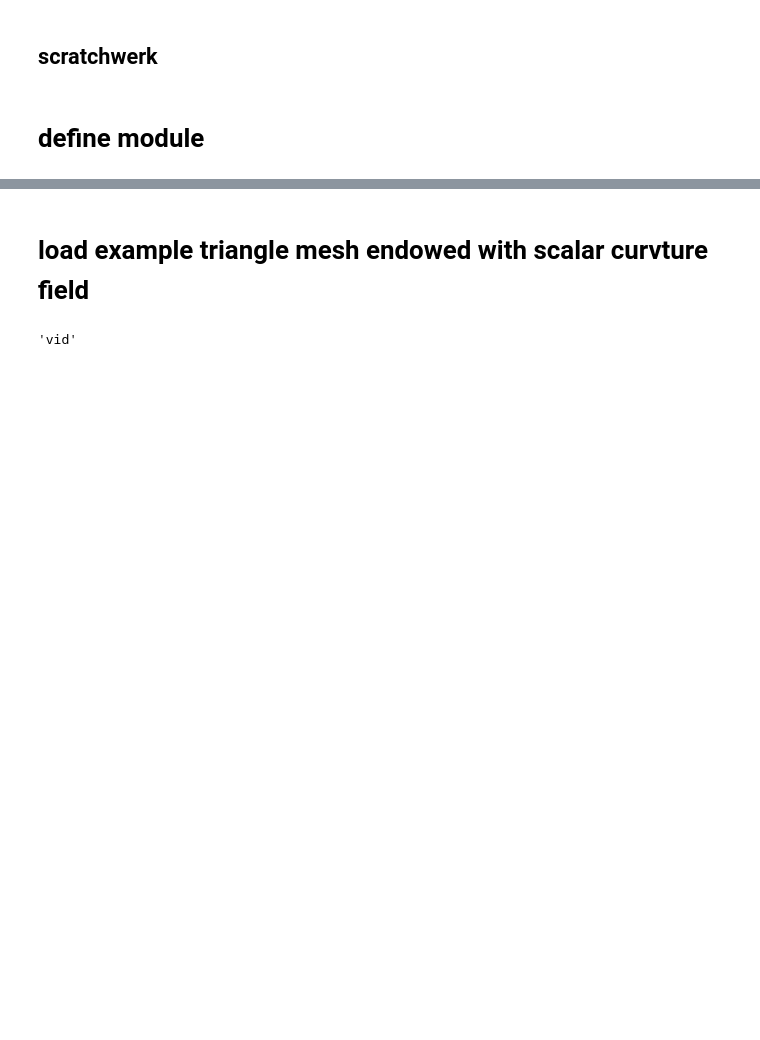
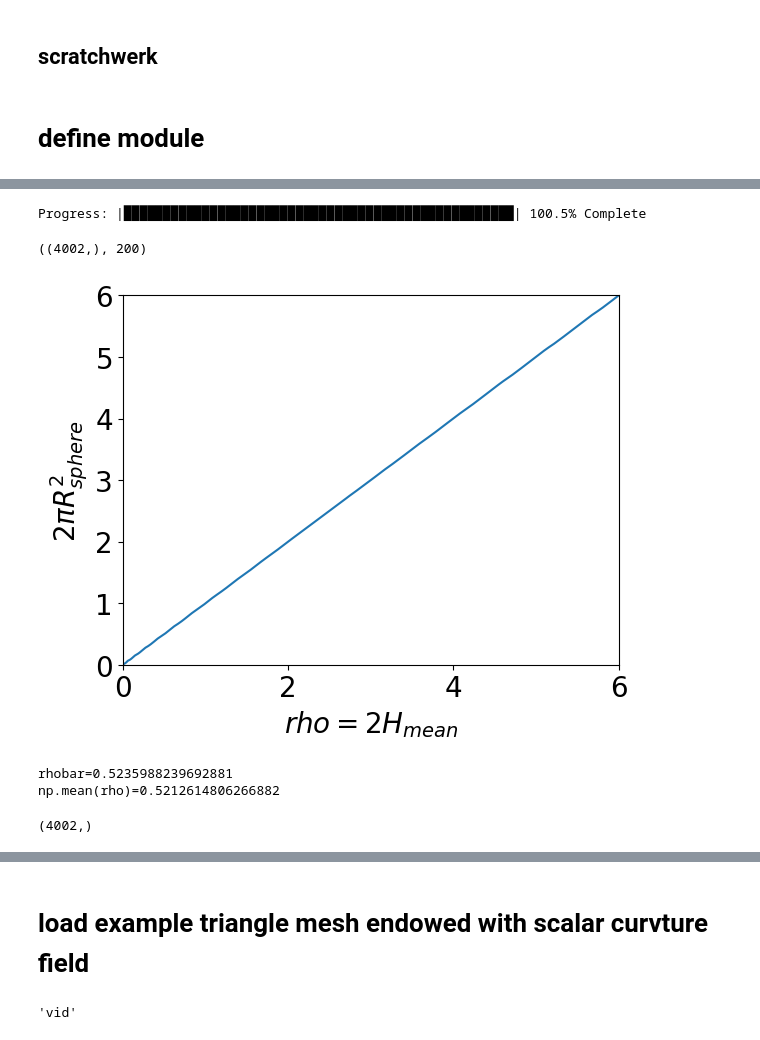
Before and after one commit to timtyree/avi, a Jupyter notebook: nb/spin transformations on discrete surfaces.ipynb, the cells around one changed output, grey strips where cells are left out. Saved outputs shown, nothing was run; the diff lists cells and outputs as text; code cells hidden in the pictures; blank space fills up the shorter version.

Commit message:
developed general identity map measure in terms of curvature

```diff
--- a/nb/spin transformations on discrete surfaces.ipynb
+++ b/nb/spin transformations on discrete surfaces.ipynb
@@ -437,0 +528,55 @@ def format_plot(ax=None,xlabel=None,ylabel=None,fontsize=20,use_loglog=False,xli
+# %%
+step=0
+printing=True
+update_printbar_every=2
+radius_set_values=np.arange(1e-3,1,5e-3)
+num_steps = radius_set_values.shape[0]
+mean_curvature_values_lst=[]
+for radius in radius_set_values:
+    mean_curvature_values = trimesh.curvature.\
+                        discrete_mean_curvature_measure(mesh,
+                                                        points=mesh.vertices,
+                                                        radius=radius)
+    #record
+    mean_curvature_values_lst.append(mean_curvature_values)
+    #print progress bar
+    if printing:
+        step+=1
+        if step%update_printbar_every==0:
+            printProgressBar(step+1, num_steps, prefix = 'Progress:', suffix = 'Complete', length = 50)
+mean_curvature_values.shape,len(mean_curvature_values_lst)
+# %% [output]
+Progress: |██████████████████████████████████████████████████| 100.5% Complete
+((4002,), 200)
+# %%
+# H_lst = [np.mean(X) for X in mean_curvature_values_lst]
+H_values = np.array([np.mean(X) for X in mean_curvature_values_lst])
+# %%
+plt.plot(2*H_values,2*np.pi*radius_set_values**2)
+format_plot(xlabel=r"$rho=2H_{mean}$",ylabel=r'$2\pi R^2_{sphere}$')
+plt.xlim([0,6])
+plt.ylim([0,6])
+plt.show()
+# %% [output]
+[figure, added]
+# %%
+mesh.vertices -= mesh.center_mass
+R = np.linalg.norm(np.mean(mesh.vertices**2,axis=0))
+rhobar = np.pi*R**2/2
+print(f"{rhobar=}")
+#likely more stable and generalizes
+rho = 0.5*H_values # (2.*np.pi*R**2)
+print(f"{np.mean(rho)=}")
+# %% [output]
+rhobar=0.5235988239692881
+np.mean(rho)=0.5212614806266882
+# %%
+#is this the general identity map?
+radius=1./(2.*np.pi)
+mean_curvature_values = trimesh.curvature.\
+                        discrete_mean_curvature_measure(mesh,
+                                                        points=mesh.vertices,
+                                                        radius=radius)
+rho = mean_curvature_values/radius**2
+# %% [output]
+(4002,)
```
Also changed, not shown: parts of 134 cells of this notebook.
